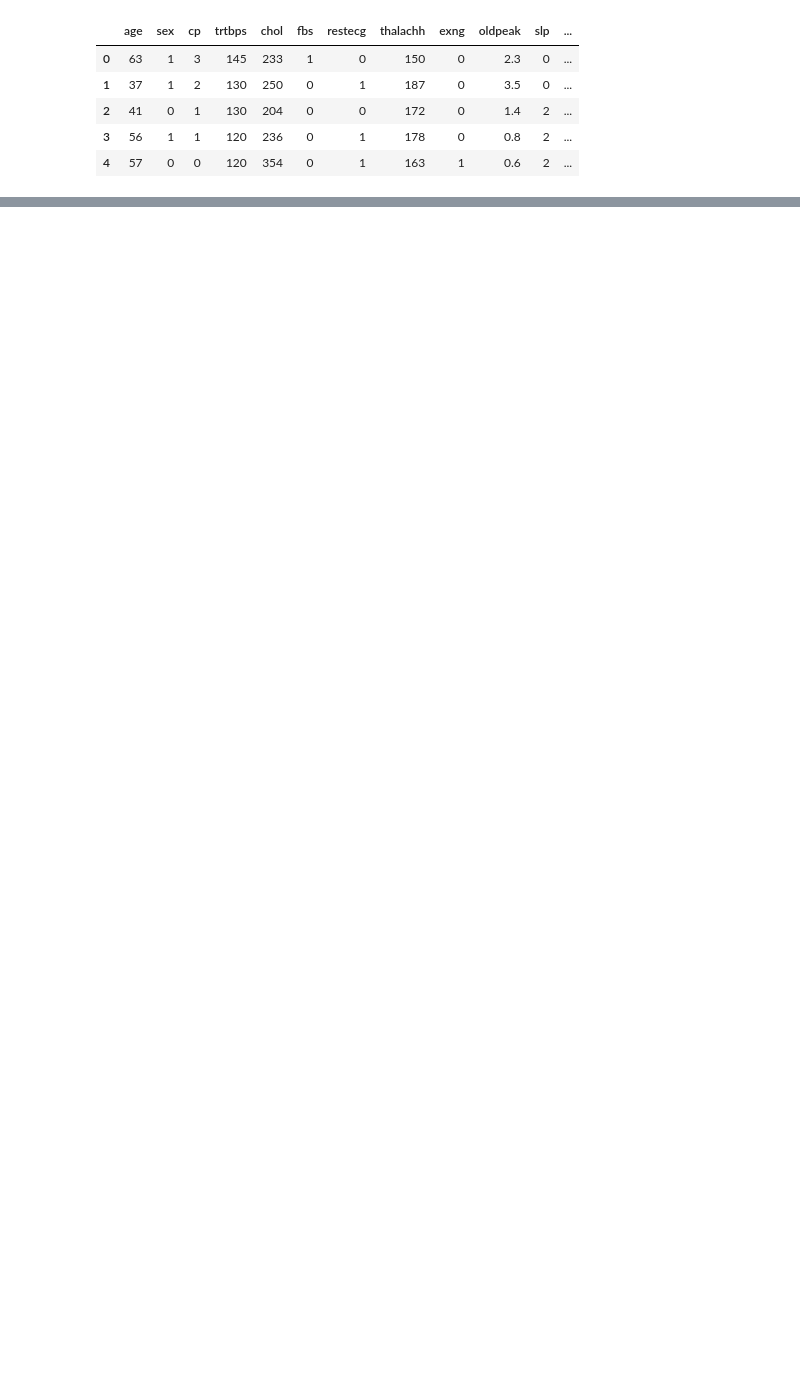
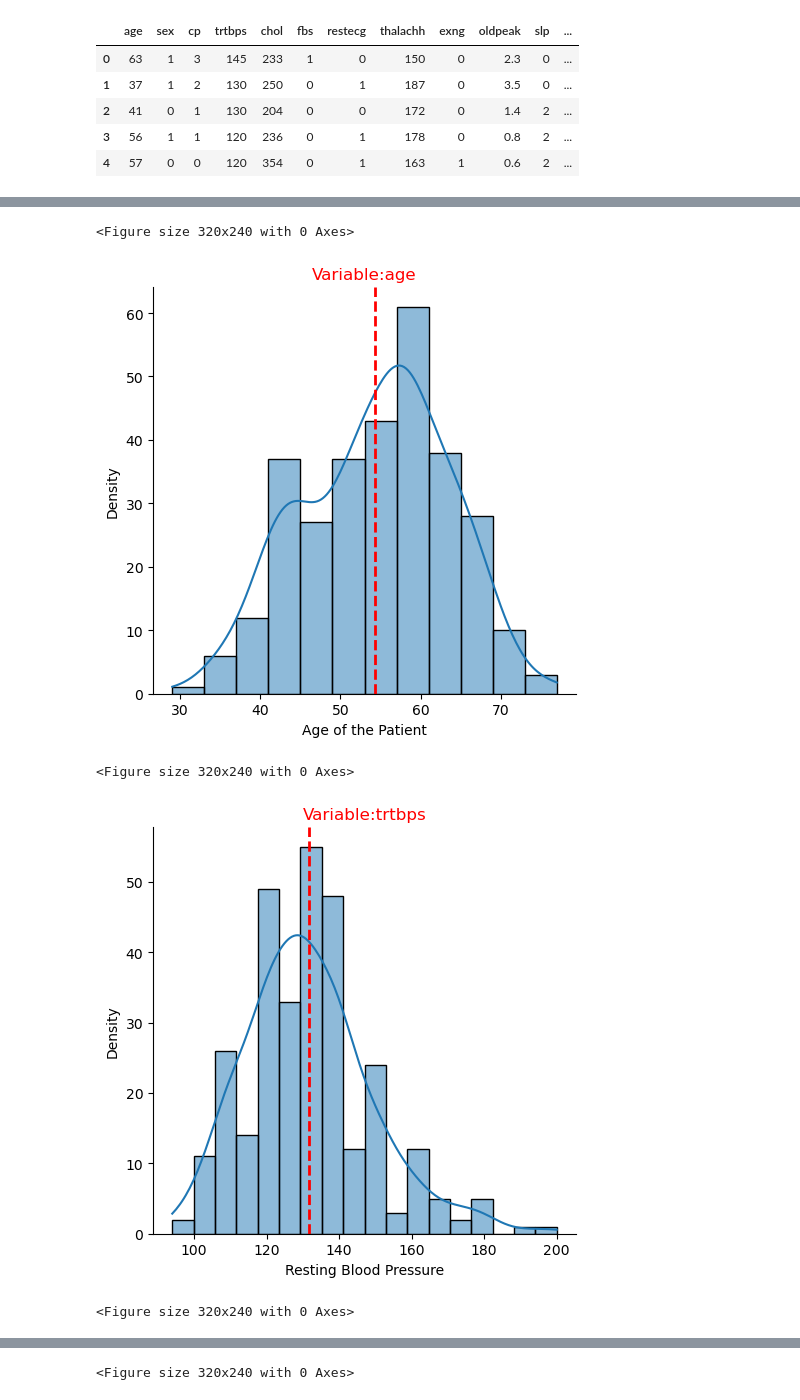
Before and after one commit to audrey-rw5683/HeartAttackPrediction, a Jupyter notebook: ML-Heart Attack Prediction Analysis.ipynb, the cells around one changed output, grey strips where cells are left out. Drawn from its saved outputs; the diff is of its cells as text; code cells hidden in the pictures; blank space fills up the shorter version.

Commit message:
depict numeric variables

```diff
--- a/ML-Heart Attack Prediction Analysis.ipynb
+++ b/ML-Heart Attack Prediction Analysis.ipynb
@@ -63,0 +163,4 @@ df.head()
+# %%
+# separate variables into numeric and categorical variables
+numeric_var = ["age", "trtbps", "chol", "thalach", "oldpeak"]
+categoric_var = ["sex", "cp", "fbs", "rest_ecg", "exang", "slope", "ca", "thal", "target"]
@@ -63,0 +179,18 @@ df.head()
+# %%
+numeric_axis_name = ["Age of the Patient", "Resting Blood Pressure", "Cholesterol", "Maximum Heart Rate Achieved", "ST Depression"]
+list(zip(numeric_var, numeric_axis_name))
+for n, m in list(zip(numeric_var, numeric_axis_name)):
+    plt.figure(figsize = (4, 3), dpi = 80)
+    sns.displot(heart[n], kde = True)
+    plt.axvline(heart[n].mean(), color='red', linestyle='--', linewidth=2)
+    plt.title('Variable:' + n, color='red')
+    plt.xlabel(m)
+    plt.ylabel("Density")
+    plt.tight_layout()
+    plt.show()
+# %% [output]
+<Figure size 320x240 with 0 Axes>
+[figure, added]
+<Figure size 320x240 with 0 Axes>
+[figure, added]
+<Figure size 320x240 with 0 Axes>
@@ -63,0 +198 @@ df.head()
+<Figure size 320x240 with 0 Axes>
```
Also changed, not shown: parts of 15 cells of this notebook.
